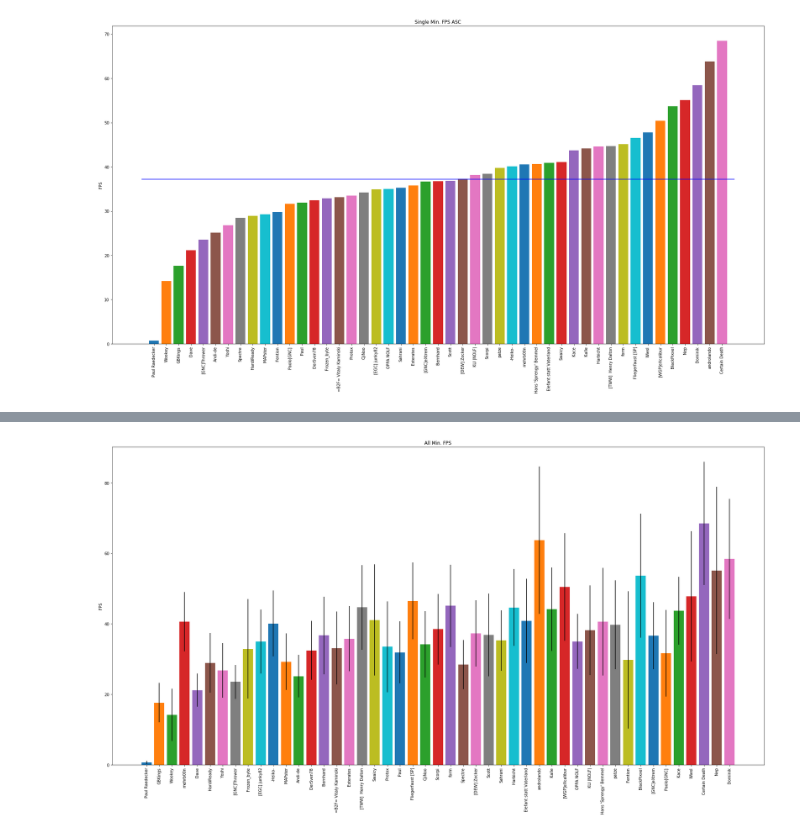
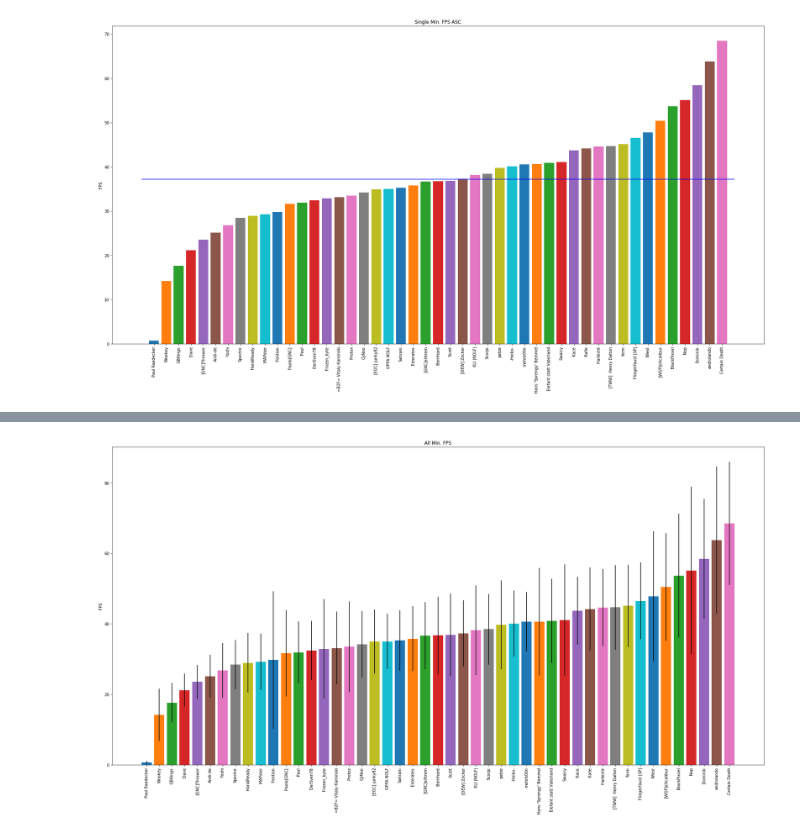
Before and after one commit to pmayd/OPT, a Jupyter notebook: print_fps/main.ipynb, the cells around one changed output, grey strips where cells are left out. Cells and saved outputs as stored; diff of their text form; code cells hidden in the pictures.

```diff
--- a/print_fps/main.ipynb
+++ b/print_fps/main.ipynb
@@ -73,15 +75,15 @@ plt.savefig(os.path.join(os.curdir, r"output\all_avg_fps.png"))
 # %%
 # plot data
 col = 1
-# single avg fps
+# all min fps
 fig = plt.figure(figsize=(30,15))
-for name, data in sorted(player_fps.items(), key=lambda kv: kv[1][col]):
+for name, data in sorted(player_fps.items(), key=lambda kv: np.mean(kv[1][col])):
     plt.bar(name, np.mean(data[col]), yerr=np.std(data[col]), label=name)
     plt.ylabel("FPS")
     plt.xticks(rotation=90)
 
 #plt.legend(loc="right")
 plt.title("All Min. FPS")
 plt.savefig(os.path.join(os.curdir, r'output\all_min_fps.png'))
 # %% [output]
-[figure, old version]
+[figure, new version]
```
Also changed, not shown: parts of 3 cells of this notebook, 2 other files.
